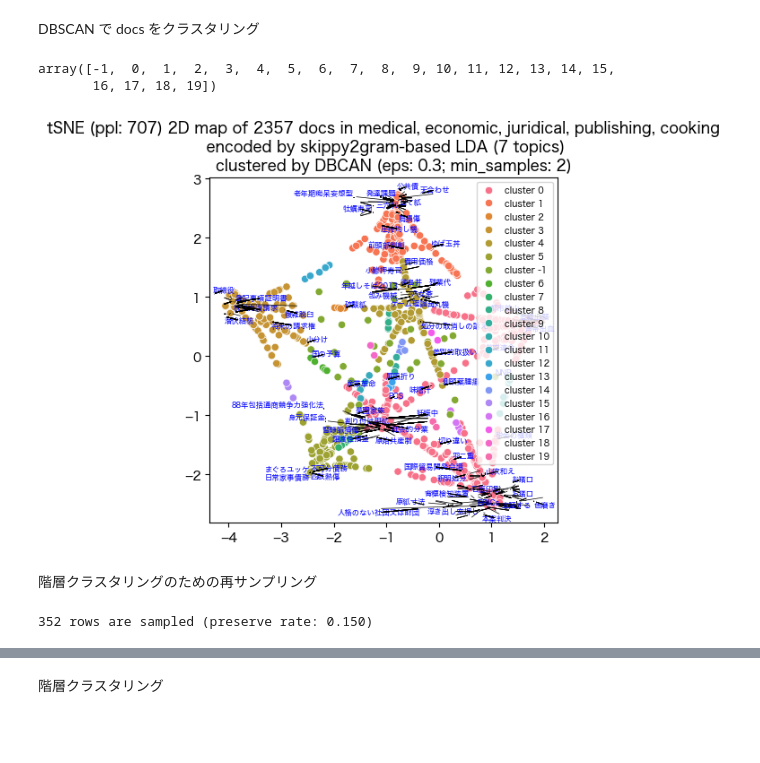
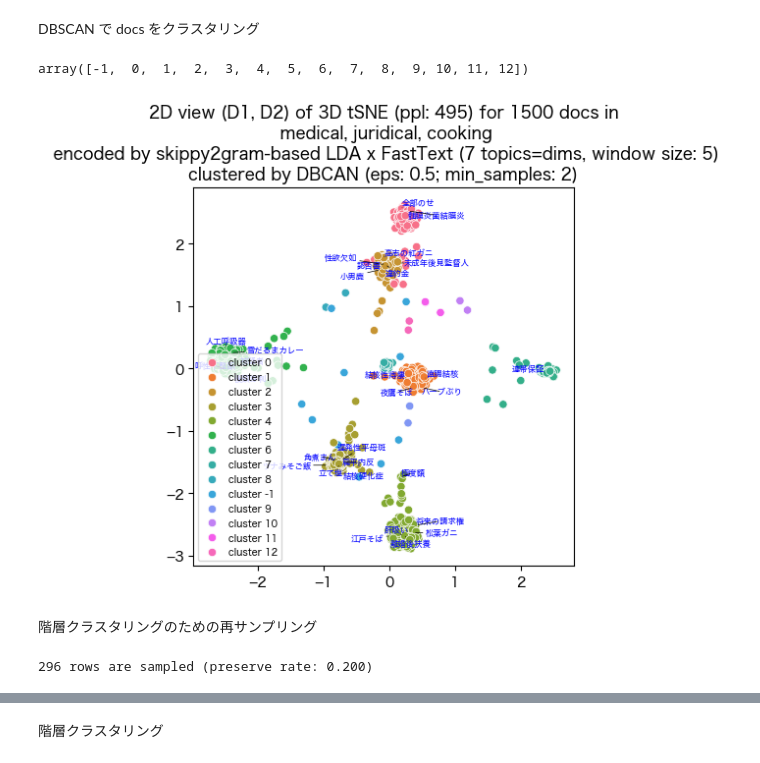
Before and after one commit to kow-k/LDA-mixed-terms, a Jupyter notebook: LDA-mixed-terms-base.ipynb, the cells around one changed output, grey strips where cells are left out. Cells and saved outputs as stored; diff of their text form; code cells hidden in the pictures; blank space fills up the shorter version.

```diff
--- a/LDA-mixed-terms-base.ipynb
+++ b/LDA-mixed-terms-base.ipynb
@@ -694,7 +740,7 @@ if verbose:
 ## skippy 4grams
 check = True
 skippy4grams = [ ngrams_skippy.gen_skippy4grams(x, missing_mark = gap_mark,
-                                                    max_distance = max_distance_val,
+                                                    max_distance = max_gap_val,
                                                     minimize = False, check = False)
                 for x in df[doc_type] ]
 
@@ -1274,8 +1324,8 @@ tSNE の結果の可視化 (Ploty を使って)
 import pandas as pd
 fitting = doc_tSNE_3d
 plot_df = pd.DataFrame(
-    zip(fitting[:,0], fitting[:,1], fitting[:,2], df['domain_id'], df[doc_type]),
-    columns = ['D1', 'D2', 'D3', 'domain_id', doc_type])
+    zip(fitting[:,0], fitting[:,1], fitting[:,2], df['domain_id'], df['aberrated'], df[doc_type]),
+    columns = ['D1', 'D2', 'D3', 'domain_id', 'aberrated', doc_type])
 #
 plot_df
 # %% [output]
@@ -1381,8 +1437,16 @@ for i in range(3):
                     force_text = 0.2,
                     arrowprops = dict(arrowstyle = "-", color = 'black', lw = 0.5))
     #
-    plt.title(f"2D view (D{asp1+1}, D{asp2+1}) of 3D tSNE (ppl: {doc_perplexity_val}) for {len(df)} docs in\n {', '.join(selected_domains.keys())}\n\
-        encoded by {term_type}-based LDA ({n_topics} topics)")
+    if use_FastText:
+        if use_LDA:
+            title_val = f"2D view (D{asp1+1}, D{asp2+1}) of 3D tSNE (ppl: {doc_perplexity_val}) for {len(df)} docs\n in {', '.join(selected_domains.keys())}\n encoded by {term_type}-based LDA x FastText ({n_topics} topics=dims, window size: {window_size})"
+        else:
+            title_val = f"2D view (D{asp1+1}, D{asp2+1}) of 3D tSNE (ppl: {doc_perplexity_val}) for {len(df)} docs\n in {', '.join(selected_domains.keys())}\n encoded by FastText ({n_topics} dims, window size: {window_size})"
+
+    else:
+        title_val = f"2D view (D{asp1+1}, D{asp2+1}) of 3D tSNE (ppl: {doc_perplexity_val}) for {len(df)} docs\n in {', '.join(selected_domains.keys())}\n encoded by {term_type}-based LDA ({n_topics} topics)"
+    #
+    plt.title(title_val)
     plt.show()
 
 ## * 配色 *
@@ -1404,7 +1468,7 @@ DBSCAN で docs をクラスタリング
 from sklearn.cluster import DBSCAN
 
 ## eps は事例ごとに調節が必要
-eps_val = 0.3; min_samples_val = 2
+eps_val = 0.5; min_samples_val = 2
 D_clustered = DBSCAN(eps = eps_val, min_samples = min_samples_val).fit(doc_tSNE_3d)
 
 ## cluster id の取得
@@ -1413,8 +1477,7 @@ cluster_ids = D_clustered.labels_
 ## クラスターの数を確認: 多過ぎ，少な過ぎの場合は eps_val を調整する
 np.unique(cluster_ids)
 # %% [output]
-array([-1,  0,  1,  2,  3,  4,  5,  6,  7,  8,  9, 10, 11, 12, 13, 14, 15,
-       16, 17, 18, 19])
+array([-1,  0,  1,  2,  3,  4,  5,  6,  7,  8,  9, 10, 11, 12])
 # %%
 ## 必要に応じて Seaborn を道入
 #!pip install -U seaborn
@@ -1428,55 +1491,64 @@ import matplotlib.pyplot as plt
 plt.rcParams["font.family"] = "Hiragino sans" # Windows/Linux の場合は別のフォントを指定
 
 ## 凡例の文字の大きさを指定
 param_vals = {'legend.fontsize': 7, 'legend.handlelength': 2}
 plt.rcParams.update(param_vals)
 
 ## 描画
 fig = plt.figure(figsize = (5, 5))
+
 d1, d2 = doc_tSNE_3d[:,0], doc_tSNE_3d[:,1]
 sns.scatterplot(x = d1, y = d2, hue = [ f"cluster {l}" for l in cluster_ids ]) # requires Searborn
 
 ## 文字を表示する事例のサンプリング
 relative = True
 if relative:
-    lab_sampling_rate = 0.03 # サンプリング率の指定
+    lab_sampling_rate = 0.02 # サンプリング率の指定
     lab_sample_n = round(lab_sampling_rate * len(df))
 else:
     lab_sample_n = 30 # 絶対数の指定
 
 ## 事例名の生成
 texts = [ ]
 label_size = max_doc_length
 sampled_keys = [ x[:label_size] for x in random.sample(list(df[doc_type]), lab_sample_n) ]
 for x, y, s in zip(d1, d2, sampled_keys):
     texts.append(plt.text(x, y, s, size = 6, color = 'blue'))
-    ## label に repel を追加: adjustText package の導入が必要
-    adjust_text(texts,
-            #force_points = 0.2,
-            ## Comment out the following line if you get AttributionError
-            force_text = (.1, .2), expand_points = (1, 1), expand_text = (1, 1),
-            arrowprops = dict(arrowstyle = "-", color = 'black', lw = 0.5))
+
+## label に repel を追加: adjustText package の導入が必要
+adjust_text(texts,
+        #force_points = 0.2,
+        ## Comment out the following line if you get AttributionError
+        force_text = (.1, .2), expand_points = (1, 1), expand_text = (1, 1),
+        arrowprops = dict(arrowstyle = "-", color = 'black', lw = 0.5))
 
 ## 題名を指定
-plt.title(f"tSNE (ppl: {doc_perplexity_val}) 2D map of {len(df)} docs in {', '.join(selected_domains.keys())}\n encoded by {term_type}-based LDA ({n_topics} topics)\n\
-    clustered by DBCAN (eps: {eps_val}; min_samples: {min_samples_val})")
+title_tail = f"\nclustered by DBCAN (eps: {eps_val}; min_samples: {min_samples_val})"
+if use_FastText:
+    if use_LDA:
+        title_val = f"2D view (D1, D2) of 3D tSNE (ppl: {doc_perplexity_val}) for {len(df)} docs in\n {', '.join(selected_domains.keys())}\n encoded by {term_type}-based LDA x FastText ({n_topics} topics=dims, window size: {window_size})" + title_tail
+    else:
+        title_val = f"2D view (D1, D2) of 3D tSNE (ppl: {doc_perplexity_val}) for {len(df)} docs in\n {', '.join(selected_domains.keys())}\n encoded by FastText ({n_topics} dims, window size: {window_size})" + title_tail
+
+else:
+    title_val = f"2D view (D1, D2) of 3D tSNE (ppl: {doc_perplexity_val}) for {len(df)} docs in\n {', '.join(selected_domains.keys())}\n encoded by {term_type}-based LDA ({n_topics} topics)" + title_tail
 #
+plt.title(title_val)
 plt.show()
-## DBSCAN で局所化の効果は確認できる
 ## 局在の程度は character 1-gram, (skippy) 2-gram, (skippy) 3-gram のどれを使うかで違って来る．
 # %% [output]
-[figure, old version]
+[figure, new version]
 # %% [markdown]
 階層クラスタリングのための再サンプリング
 # %%
 ## 階層クラスタリングのための事例サンプリング
-doc_sampling_rate = 0.15 # 変更可能: 大きくし過ぎると図が見にくい
+hc_sampling_rate = 0.2 # 変更可能: 大きくし過ぎると図が見にくい
 df_size = len(df_filtered)
 if df_size > 600:
-    df_sampled = df_filtered.sample(round(df_size * doc_sampling_rate), replace = False)
+    hc_df_sampled = df_filtered.sample(round(df_size * hc_sampling_rate), replace = False)
 else:
-    df_sampled = df_filtered
+    hc_df_sampled = df_filtered
 ##
-print(f"{len(df_sampled)} rows are sampled (preserve rate: {len(df_sampled)/len(df_filtered):0.3f})")
+print(f"{len(hc_df_sampled)} rows are sampled (preserve rate: {len(hc_df_sampled)/len(df_filtered):0.3f})")
 # %% [output]
-352 rows are sampled (preserve rate: 0.150)
+296 rows are sampled (preserve rate: 0.200)
```
Also changed, not shown: parts of 76 cells of this notebook.
